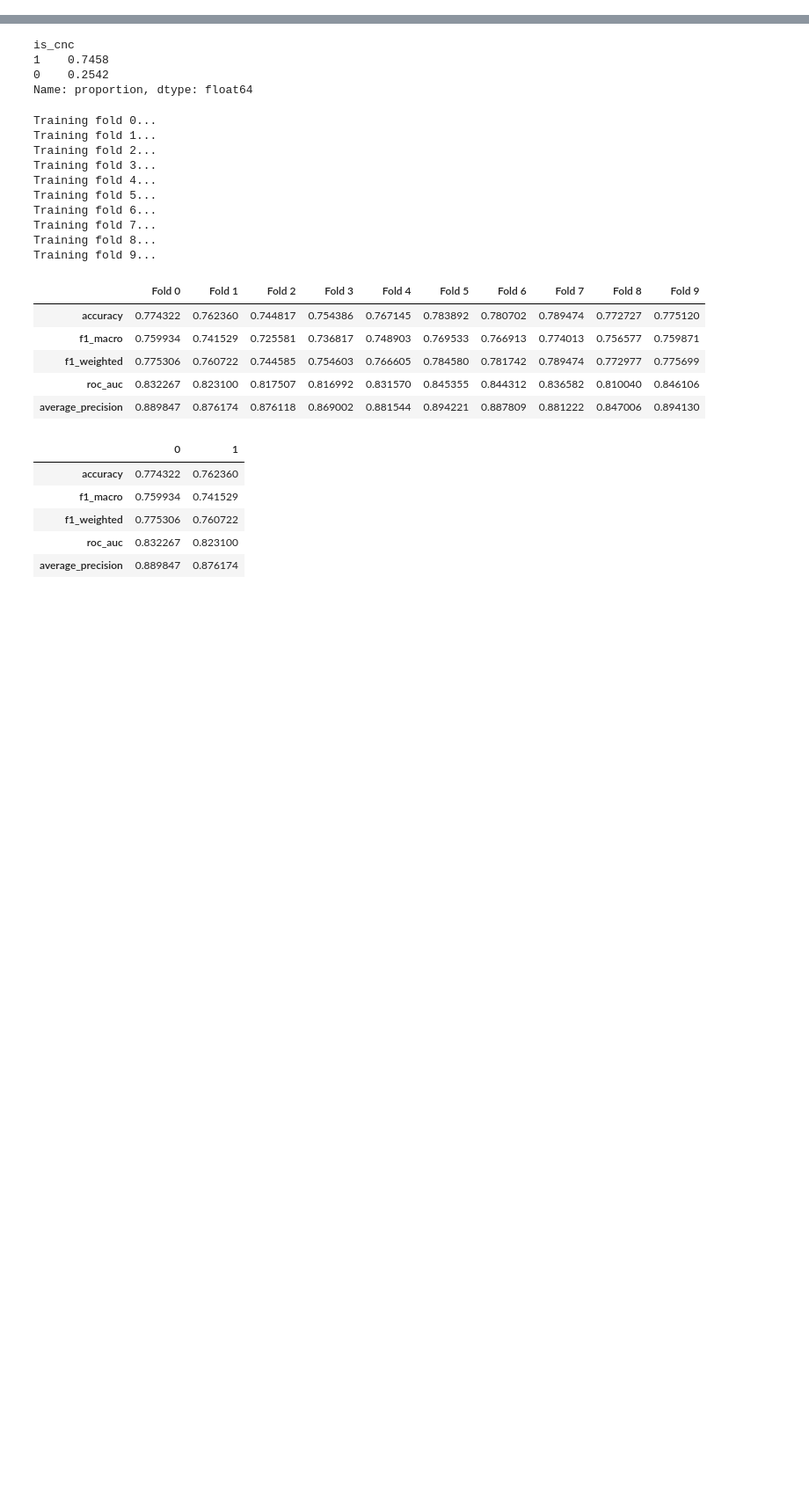
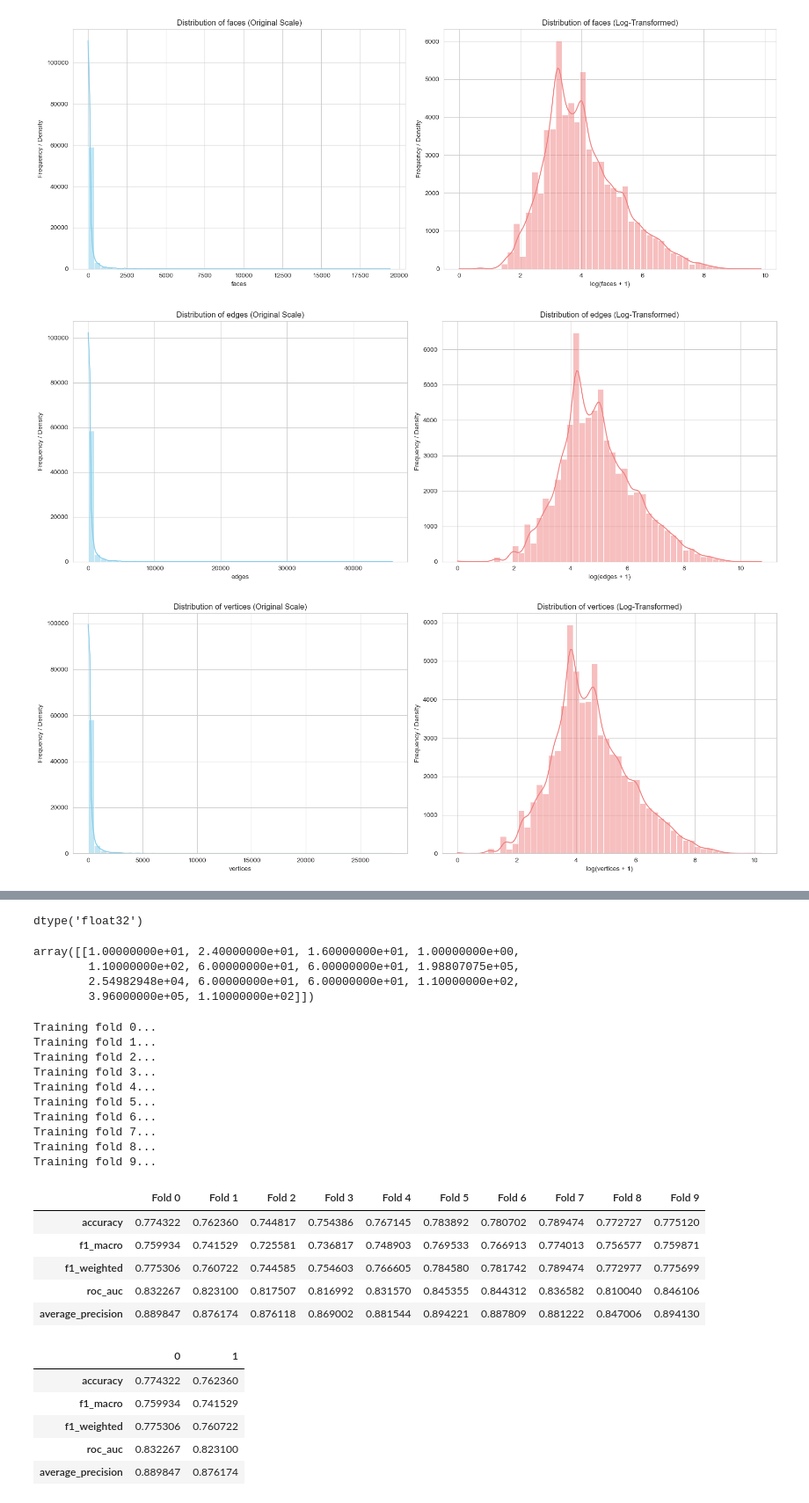
Before and after one commit to ml-phan/manufacturing-tech-gnn, a Jupyter notebook: main.ipynb, the cells around one changed output, grey strips where cells are left out. Shown at 88% size. Saved outputs shown, nothing was run; the diff lists cells and outputs as text; code cells hidden in the pictures; blank space fills up the shorter version.

```diff
--- a/main.ipynb
+++ b/main.ipynb
@@ -42,0 +53,3 @@ data.head()
+# %%
+step_dir = r"E:\gnn_data\step_files"
+data["file_name"] = data["file_name"].apply(lambda x: os.path.join(step_dir, x))
@@ -42,0 +176,42 @@ data.head()
+# %%
+sns.set_style("whitegrid")
+plt.rcParams['figure.figsize'] = (15, 5) # Default figure size for each plot
+
+# Iterate through each feature and plot its distribution
+for feature in features:
+    if feature not in data.columns:
+        continue # Skip if feature was not found in the DataFrame
+
+    fig, axes = plt.subplots(1, 2, figsize=(16, 6)) # Create a figure with two subplots
+
+    # Plot original distribution
+    sns.histplot(data[feature], kde=True, ax=axes[0], color='skyblue', bins=50)
+    axes[0].set_title(f'Distribution of {feature} (Original Scale)')
+    axes[0].set_xlabel(feature)
+    axes[0].set_ylabel('Frequency / Density')
+
+    # Plot log-transformed distribution (using log1p to handle zeros/small values)
+    # Only apply log transform if the feature can reasonably be logged (i.e., non-negative)
+    if (data[feature] >= 0).all(): # Check if all values are non-negative
+        log_feature_name = f'log_{feature}'
+        data[log_feature_name] = np.log1p(data[feature]) # log(x+1)
+
+        sns.histplot(data[log_feature_name], kde=True, ax=axes[1], color='lightcoral', bins=50)
+        axes[1].set_title(f'Distribution of {feature} (Log-Transformed)')
+        axes[1].set_xlabel(f'log({feature} + 1)')
+        axes[1].set_ylabel('Frequency / Density')
+    else:
+        # If feature contains negative values, log transform is not directly applicable
+        axes[1].set_title(f'Log-Transform Not Applicable for {feature}')
+        axes[1].text(0.5, 0.5, 'Feature contains negative values,\nlog transform not applied.',
+                     horizontalalignment='center', verticalalignment='center',
+                     transform=axes[1].transAxes, fontsize=12, color='gray')
+        axes[1].set_xticks([])
+        axes[1].set_yticks([])
+
+    plt.tight_layout() # Adjust layout to prevent overlapping titles/labels
+    plt.show()
+# %% [output]
+[figure, added]
+[figure, added]
+[figure, added]
@@ -43,8 +229,15 @@ data.head()
 # %%
-data[:5000].is_cnc.value_counts(normalize=True)
+global_feature = np.array(data.iloc[5000][features].values, dtype=np.float32)
+global_feature.dtype
+# global_feature_tensor = torch.tensor(global_feature, dtype=torch.float32).squeeze(0)
+# global_feature_tensor
 # %% [output]
-is_cnc
-1    0.7458
-0    0.2542
-Name: proportion, dtype: float64
+dtype('float32')
+# %%
+np.array(data[data["file_name"].str.startswith("100041")][features].values)
+# %% [output]
+array([[1.00000000e+01, 2.40000000e+01, 1.60000000e+01, 1.00000000e+00,
+        1.10000000e+02, 6.00000000e+01, 6.00000000e+01, 1.98807075e+05,
+        2.54982948e+04, 6.00000000e+01, 6.00000000e+01, 1.10000000e+02,
+        3.96000000e+05, 1.10000000e+02]])
 # %%
```
Also changed, not shown: parts of 17 cells of this notebook, 28 other files.
